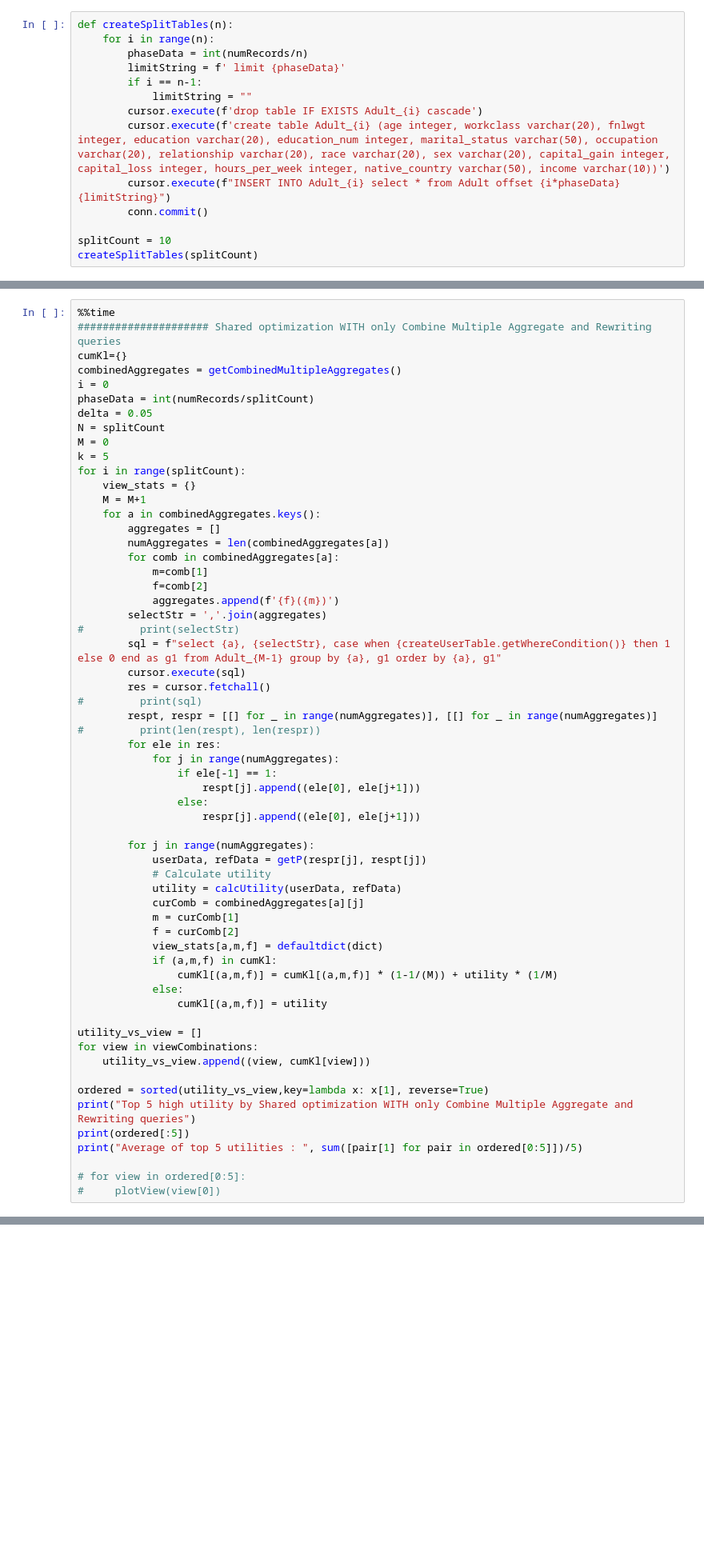
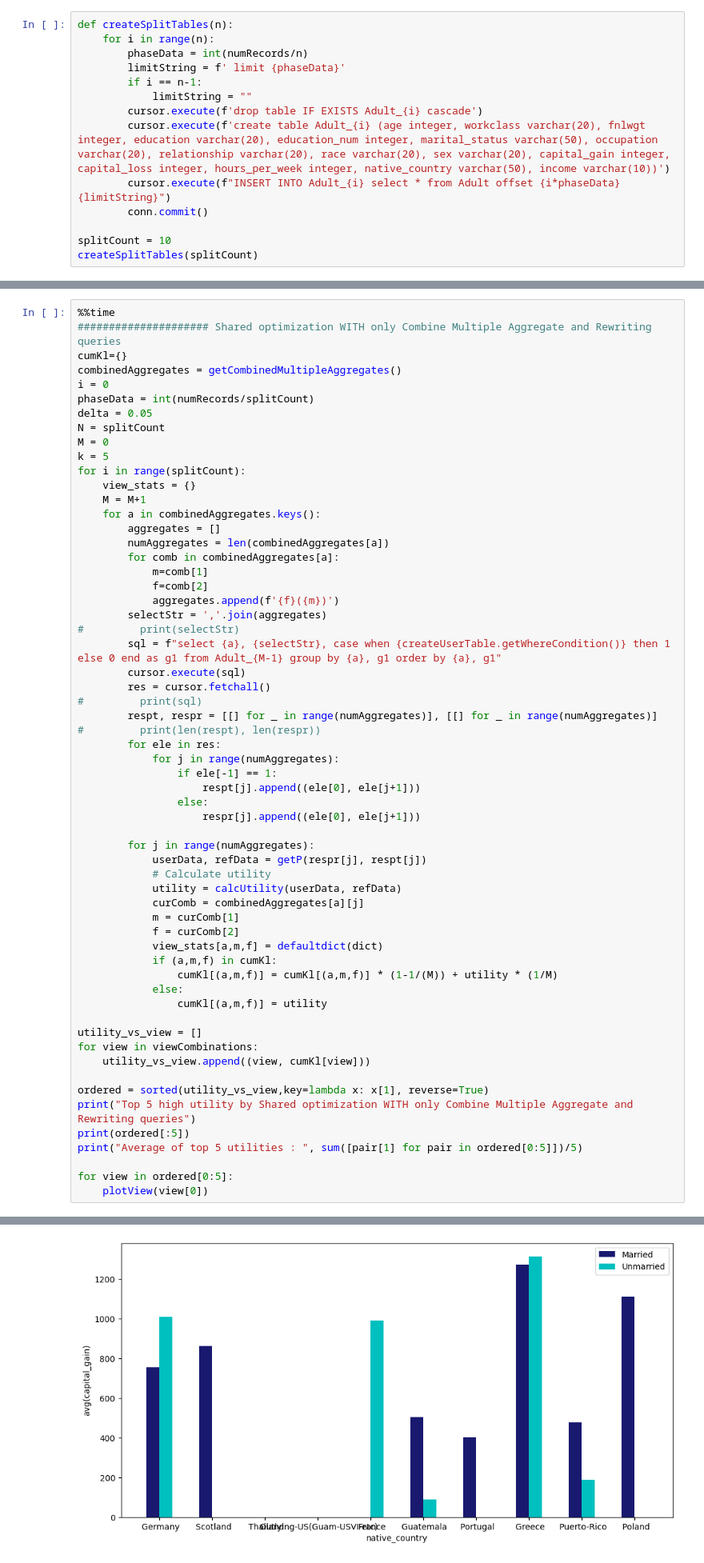
Before and after one commit to ankita132/645_Project, a Jupyter notebook: Untitled.ipynb, the cells around one changed output, grey strips where cells are left out. Shown at 80% size. Drawn from its saved outputs; the diff is of its cells as text; blank space fills up the shorter version.

```diff
--- a/Untitled.ipynb
+++ b/Untitled.ipynb
@@ -441,7 +451,7 @@ print("Top 5 high utility by Shared optimization WITH only Combine Multiple Aggr
 print(ordered[:5])
 print("Average of top 5 utilities : ", sum([pair[1] for pair in ordered[0:5]])/5)
 
-# for view in ordered[0:5]:
-#     plotView(view[0])
+for view in ordered[0:5]:
+    plotView(view[0])
 # %% [output]
 Top 5 high utility by Shared optimization WITH only Combine Multiple Aggregate and Rewriting queries
@@ -451,0 +460 @@ Wall time: 277 ms
+[figure, added]
```
Also changed, not shown: parts of 5 cells of this notebook, 10 other files.
